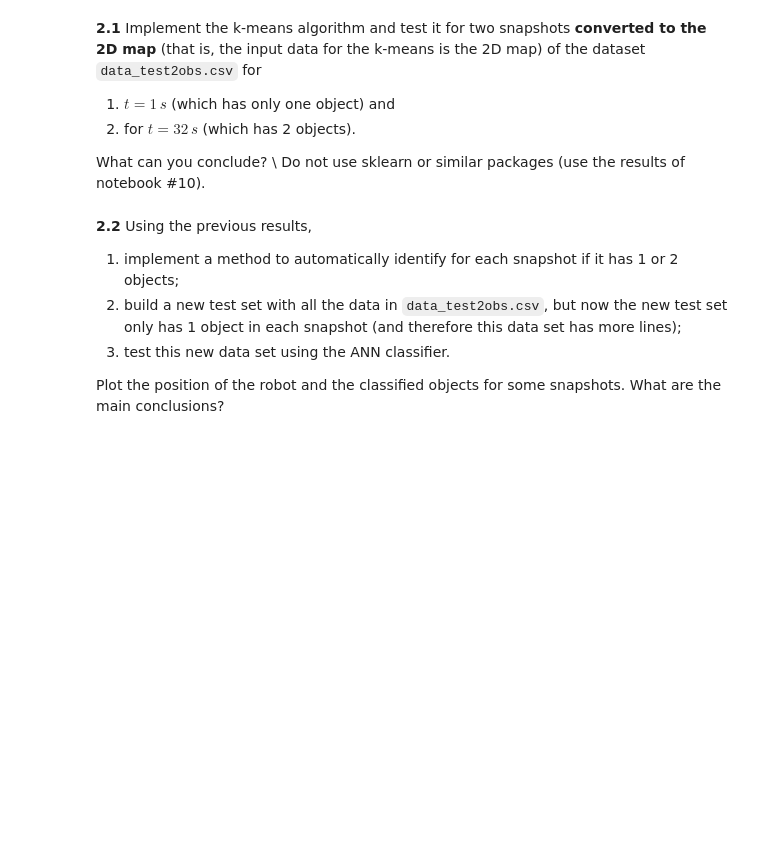
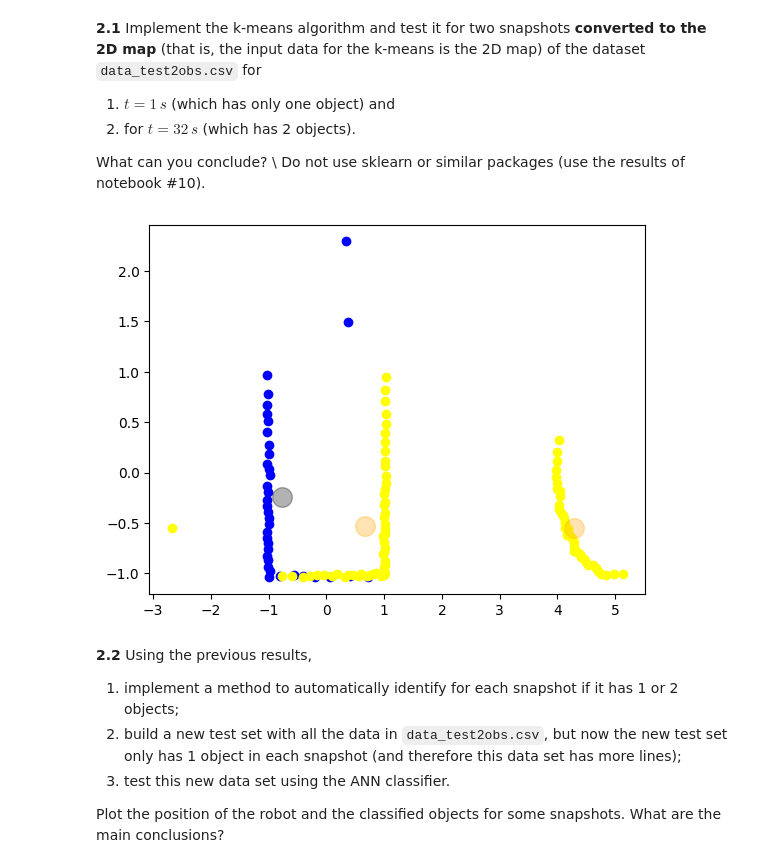
Before and after one commit to cthadeufaria/apc, a Jupyter notebook: project02/ML_project2.2.ipynb, the cells around one changed output. Saved outputs shown, nothing was run; the diff lists cells and outputs as text; code cells hidden in the pictures; blank space fills up the shorter version.

```diff
--- a/project02/ML_project2.2.ipynb
+++ b/project02/ML_project2.2.ipynb
@@ -450,11 +451,12 @@ class NeuralNetwork:
             if epoch % 5 == 0:
                 y_preds = np.apply_along_axis(self.feedforward, 1, input)
                 loss = mse_loss(y_trues, y_preds)
-                print("Epoch %d | Loss: %.4f" % (epoch, loss))
+                if epoch % (epochs/10) == 0:
+                    print("Epoch %d | Loss: %.4f" % (epoch, loss))
                 if loss > loss_prev:  #if loss did not decrease, let's decrease the learn_rate
                     if learning_rate > 0.0001:
-                        learning_rate = learning_rate*.9  #decrease 90% of the previous value
-                    print("New learning_rate: ", learning_rate)
+                        learning_rate = learning_rate*.7  #decrease 90% of the previous value
+                    print("New learning rate equals %6.5f at epoch %d" % (learning_rate, epoch))
                 loss_prev = loss
 
 model = NeuralNetwork()
@@ -573,0 +526,24 @@ Do not use sklearn or similar packages (use the results of notebook #10).
+# %%
+"""Preprocess data."""
+def filter_nonzeros(a):
+    return a[np.where(a != 0)]
+df_test2obs = pd.read_csv('data_test2obs.csv', index_col=0)
+Lidar_range = df_test2obs.iloc[:, np.arange(2,362,1)].values
+px = df_test2obs["px"].values
+py = df_test2obs["py"].values
+t1=1*10 #1sec times number of samples/second
+t2=32*10 #5sec times number of samples/second
+angle = np.linspace(-179, 180, num=360)
+
+# Build the cloud points in 2D plan
+xy = np.zeros(shape=(*Lidar_range.shape, 2))
+for t in range(len(Lidar_range)):
+    for i in range(len(Lidar_range[t])):
+        if Lidar_range[t][i] > 0:
+            xy[t][i][0] = px[t]+Lidar_range[t][i]*np.cos(angle[i]/180*np.pi)
+            xy[t][i][1] = py[t]+Lidar_range[t][i]*np.sin(angle[i]/180*np.pi)
+xy1 = xy[t1, :, :]
+xy2 = xy[t2, :, :]
+
+xy1 = np.apply_along_axis(filter_nonzeros, 0, xy1)
+xy2 = np.apply_along_axis(filter_nonzeros, 0, xy2)
@@ -574,3 +588,16 @@ Do not use sklearn or similar packages (use the results of notebook #10).
+# %%
+"""Assign points to cluster."""
+centroids1, cluster1 = k_means(xy1, 1)
+centroids2, cluster2 = k_means(xy2, 2)
+# %%
+"""Print clusters and centroids."""
+plt.scatter(xy1[:, 0], xy1[:, 1], c='blue')
+plt.scatter(xy2[:, 0], xy2[:, 1], c='yellow')
+plt.scatter(centroids1[:, 0], centroids1[:, 1], c='black', s=200, alpha=0.3)
+plt.scatter(centroids2[:, 0], centroids2[:, 1], c='orange', s=200, alpha=0.3)
+plt.show()
+# %% [output]
+[figure, added]
 # %% [markdown]
 **2.2**
 Using the previous results,
```
Also changed, not shown: parts of 10 cells of this notebook, 1 other file.
